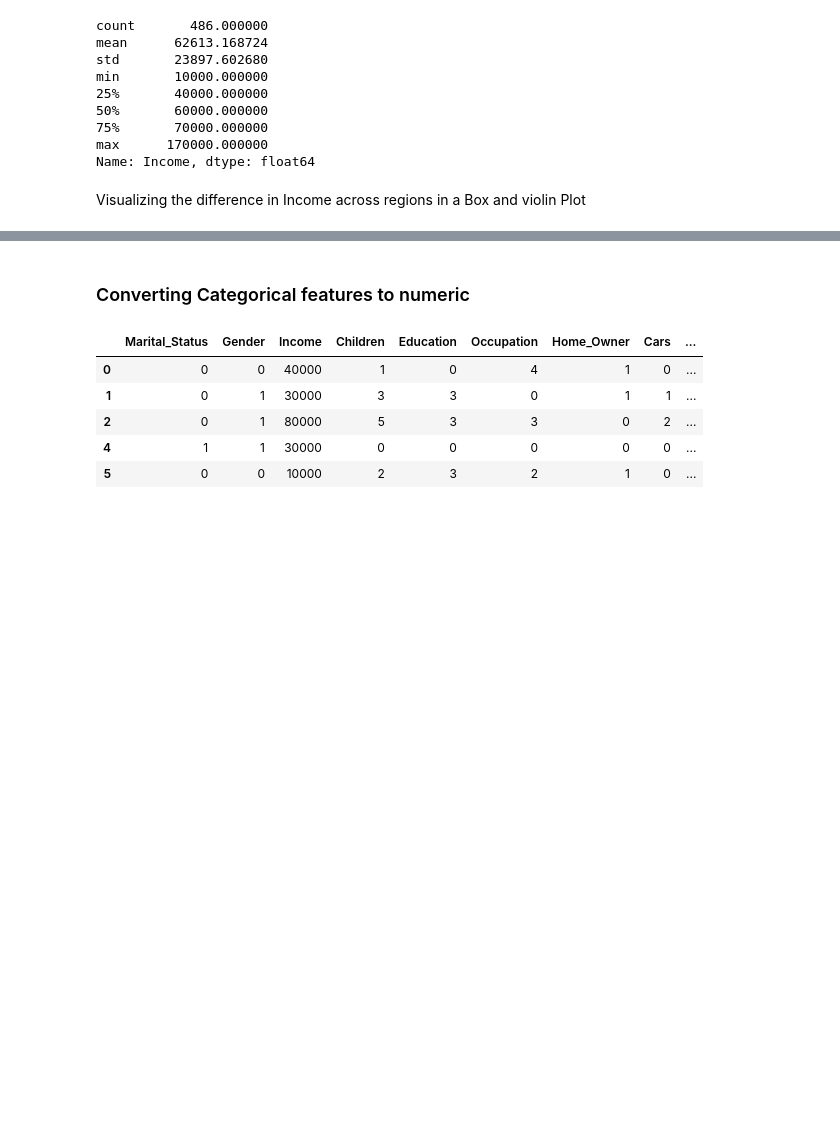
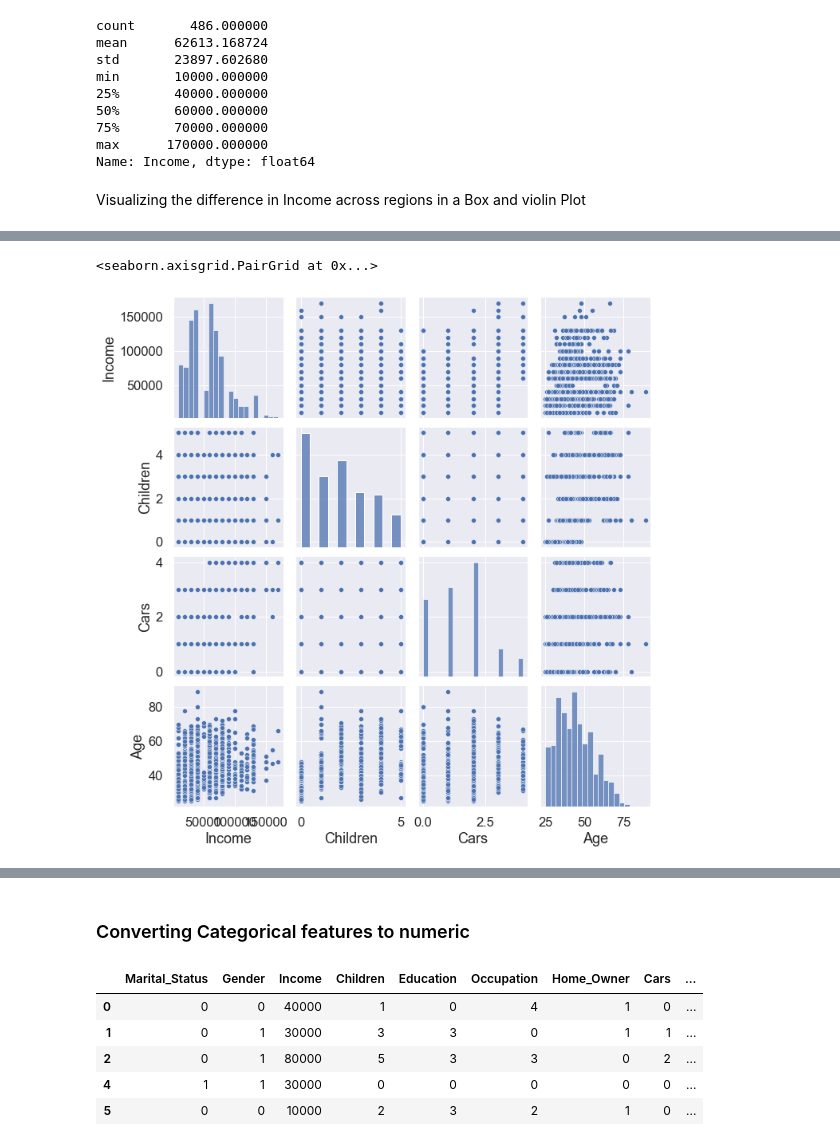
Before and after one commit to balachander712/customer-segmentation, a Jupyter notebook: customer-segmentation.ipynb, the cells around one changed output, grey strips where cells are left out. Cells and saved outputs as stored; diff of their text form; code cells hidden in the pictures; blank space fills up the shorter version.

```diff
--- a/customer-segmentation.ipynb
+++ b/customer-segmentation.ipynb
@@ -583,0 +584,5 @@ plt.show()
+# %%
+sns.pairplot(df,palette="dark")
+# %% [output]
+<seaborn.axisgrid.PairGrid at 0x...>
+[figure, added]
```
Also changed, not shown: parts of 33 cells of this notebook.
